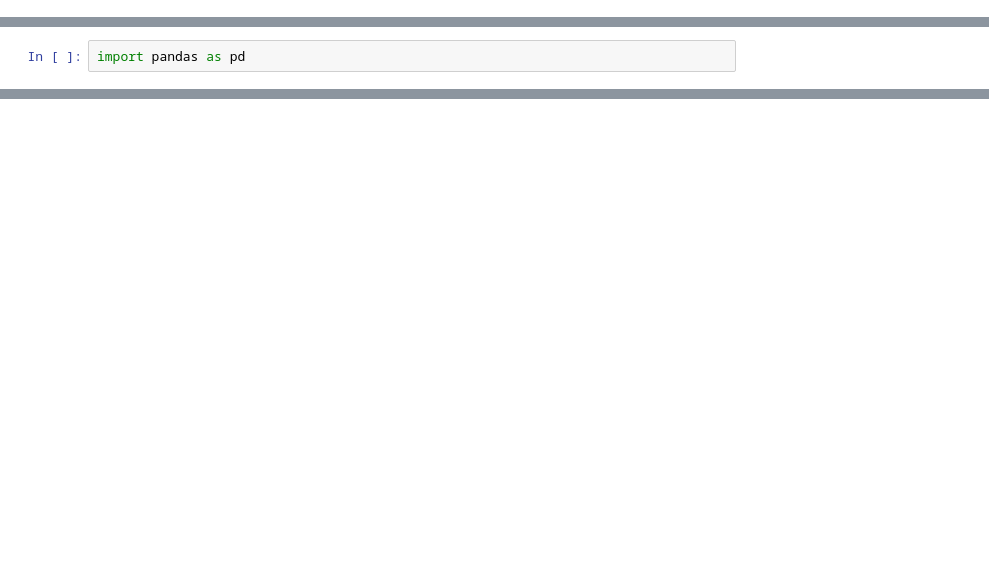
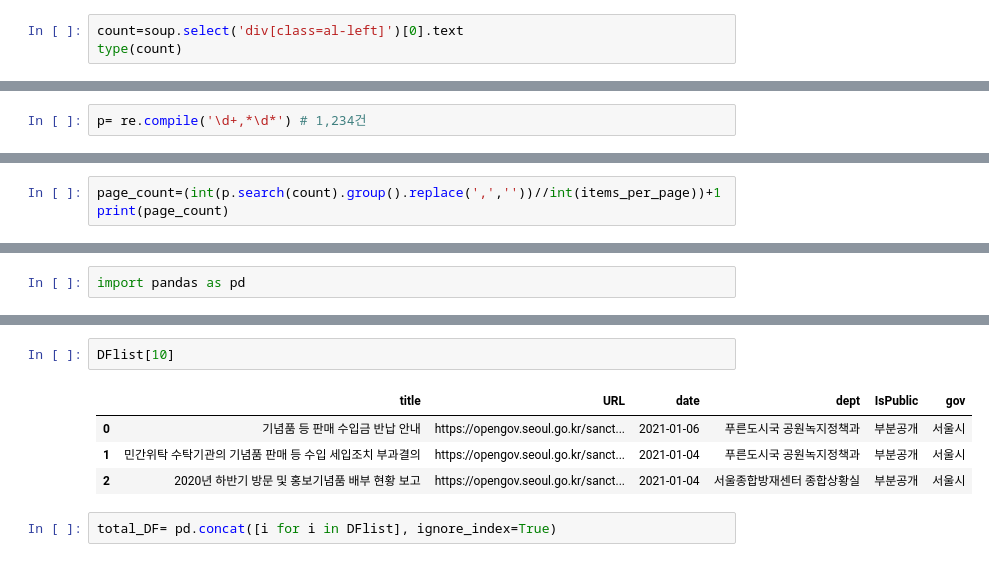
Before and after one commit to radiospd45/Test, a Jupyter notebook: test_.ipynb, the cells around one changed output, grey strips where cells are left out. Saved outputs shown, nothing was run; the diff lists cells and outputs as text; blank space fills up the shorter version.

```diff
--- a/test_.ipynb
+++ b/test_.ipynb
@@ -0,0 +35,3 @@
+# %%
+count=soup.select('div[class=al-left]')[0].text
+type(count)
@@ -0,0 +42,2 @@
+# %%
+p= re.compile('\d+,*\d*') # 1,234건
@@ -0,0 +60,3 @@
+# %%
+page_count=(int(p.search(count).group().replace(',',''))//int(items_per_page))+1
+print(page_count)
@@ -6,0 +494,9 @@ ValueError: No tables found
+# %%
+DFlist[10]
+# %% [output]
+|  | title | URL | date | dept | IsPublic | gov |
+| 0 | 기념품 등 판매 수입금 반납 안내 | https://opengov.seoul.go.kr/sanct... | 2021-01-06 | 푸른도시국 공원녹지정책과 | 부분공개 | 서울시 |
+| 1 | 민간위탁 수탁기관의 기념품 판매 등 수입 세입조치 부과결의 | https://opengov.seoul.go.kr/sanct... | 2021-01-04 | 푸른도시국 공원녹지정책과 | 부분공개 | 서울시 |
+| 2 | 2020년 하반기 방문 및 홍보기념품 배부 현황 보고 | https://opengov.seoul.go.kr/sanct... | 2021-01-04 | 서울종합방재센터 종합상황실 | 부분공개 | 서울시 |
+# %%
+total_DF= pd.concat([i for i in DFlist], ignore_index=True)
```
Also changed, not shown: parts of 63 cells of this notebook, 4 other files.
